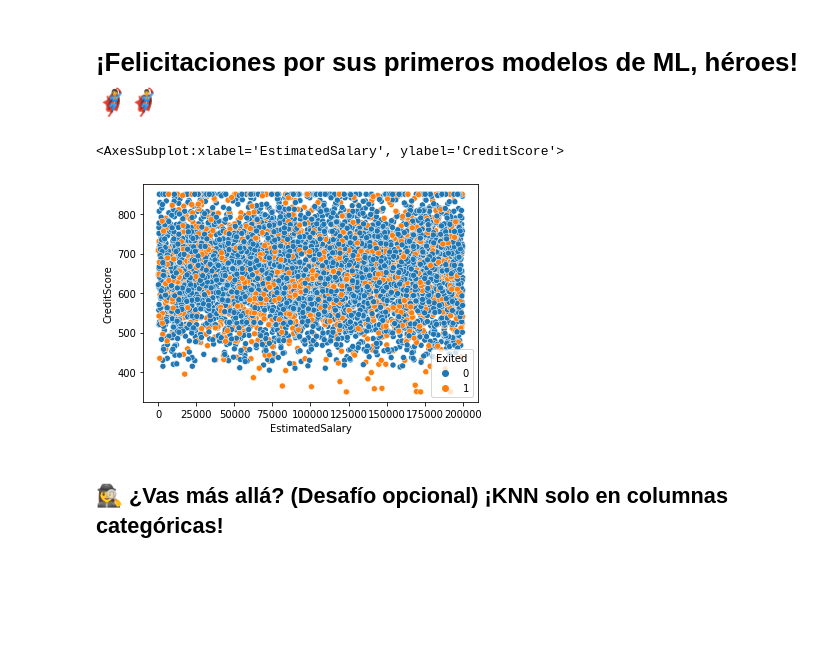
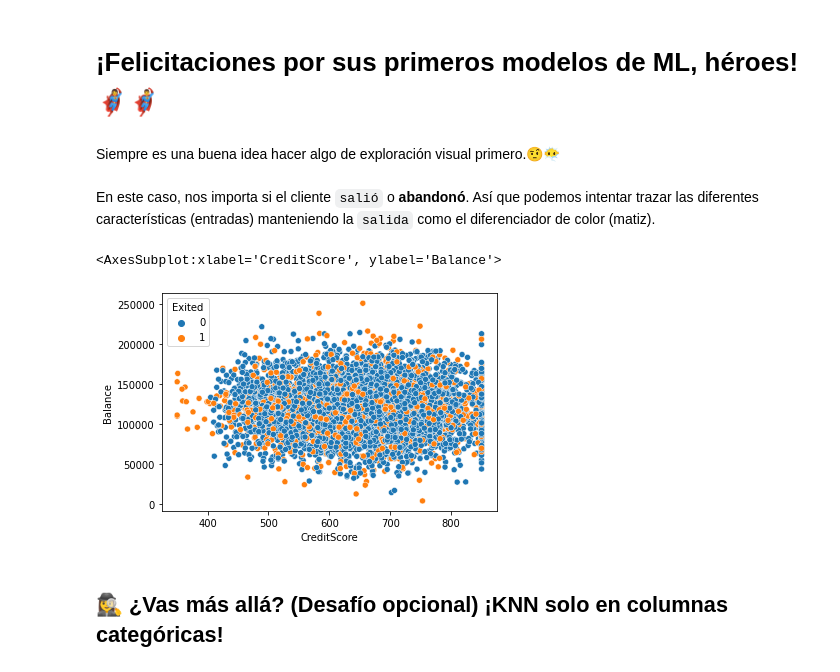
Before and after one commit to rusgar/Lines-of-Regression--KNN, a Jupyter notebook: Churn_machine.ipynb, the cells around one changed output. Saved outputs shown, nothing was run; the diff lists cells and outputs as text; code cells hidden in the pictures; blank space fills up the shorter version.

```diff
--- a/Churn_machine.ipynb
+++ b/Churn_machine.ipynb
@@ -152,11 +152,15 @@ array([['CreditScore', 0.0004896200548374808],
 # %% [markdown]
 
 # ¡Felicitaciones por sus primeros modelos de ML, héroes!   ‍🦸‍♀️🦸‍♂️
-# %%
-sns.scatterplot(data=churn, x='EstimatedSalary', y='CreditScore', hue='Exited')
-# %% [output]
-<AxesSubplot:xlabel='EstimatedSalary', ylabel='CreditScore'>
-[figure, removed]
+# %% [markdown]
+Siempre es una buena idea hacer algo de exploración visual primero.🤨😶‍🌫️
+# %% [markdown]
+En este caso, nos importa si el cliente `salió` o **abandonó**. Así que podemos intentar trazar las diferentes características (entradas) manteniendo la `salida` como el diferenciador de color (matiz).
+# %%
+sns.scatterplot(data=churn, x='CreditScore', y='Balance', hue='Exited')
+# %% [output]
+<AxesSubplot:xlabel='CreditScore', ylabel='Balance'>
+[figure, added]
 # %% [markdown]
 ## 🕵️‍♀️ ¿Vas más allá? (Desafío opcional) ¡KNN solo en columnas categóricas!
 # %% [markdown]
```
Also changed, not shown: parts of 7 cells of this notebook.
